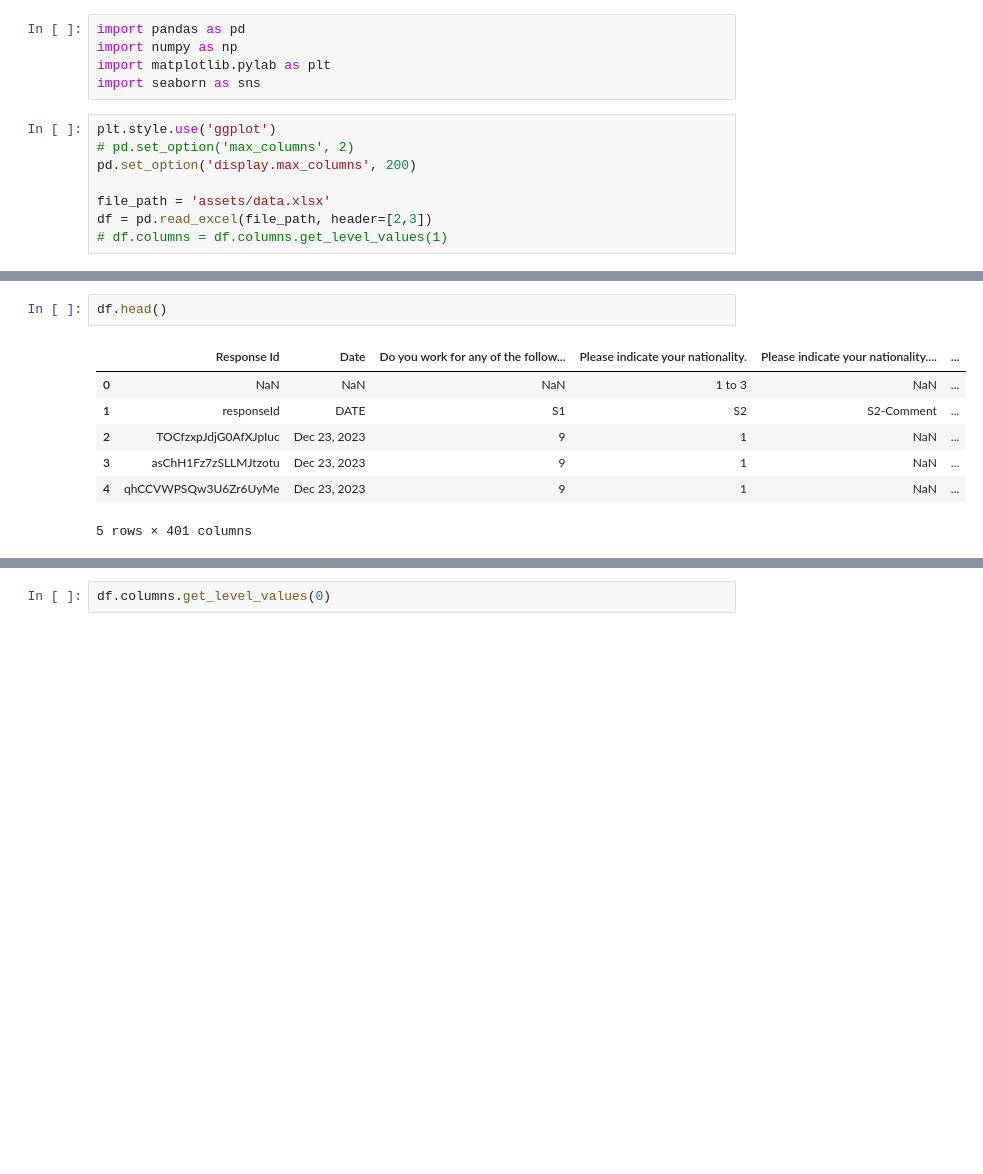
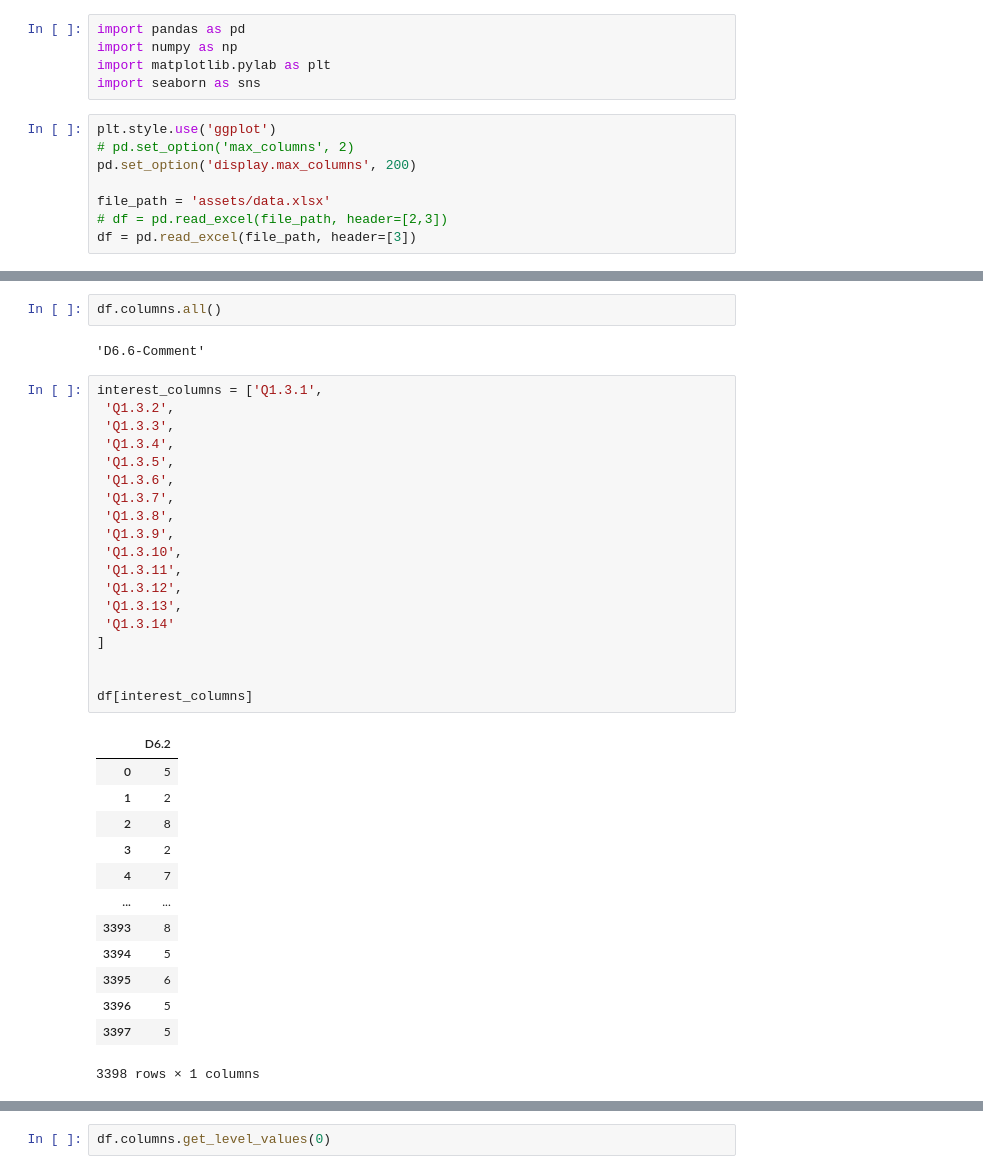
Before and after one commit to richardokonicha/saudi_analysis, a Jupyter notebook: discorvery.ipynb, the cells around one changed output, grey strips where cells are left out. Saved outputs shown, nothing was run; the diff lists cells and outputs as text; blank space fills up the shorter version.

```diff
--- a/discorvery.ipynb
+++ b/discorvery.ipynb
@@ -9,6 +9,6 @@ plt.style.use('ggplot')
 pd.set_option('display.max_columns', 200)
 
 file_path = 'assets/data.xlsx'
-df = pd.read_excel(file_path, header=[2,3])
-# df.columns = df.columns.get_level_values(1)
+# df = pd.read_excel(file_path, header=[2,3])
+df = pd.read_excel(file_path, header=[3])
 # %%
@@ -43,13 +102,40 @@ print(culture_interest_columns)
+# %%
+df.columns.all()
+# %% [output]
+'D6.6-Comment'
 # %%
-df.head()
+interest_columns = ['Q1.3.1',
+ 'Q1.3.2',
+ 'Q1.3.3',
+ 'Q1.3.4',
+ 'Q1.3.5',
+ 'Q1.3.6',
+ 'Q1.3.7',
+ 'Q1.3.8',
+ 'Q1.3.9',
+ 'Q1.3.10',
+ 'Q1.3.11',
+ 'Q1.3.12',
+ 'Q1.3.13',
+ 'Q1.3.14'
+]
+
+
+df[interest_columns]
 # %% [output]
-|  | Response Id | Date | Do you work for any of the follow... | Please indicate your nationality. | Please indicate your nationality.... | ... |
-| 0 | NaN | NaN | NaN | 1 to 3 | NaN | ... |
-| 1 | responseId | DATE | S1 | S2 | S2-Comment | ... |
-| 2 | TOCfzxpJdjG0AfXJpIuc | Dec 23, 2023 | 9 | 1 | NaN | ... |
-| 3 | asChH1Fz7zSLLMJtzotu | Dec 23, 2023 | 9 | 1 | NaN | ... |
-| 4 | qhCCVWPSQw3U6Zr6UyMe | Dec 23, 2023 | 9 | 1 | NaN | ... |
+|  | D6.2 |
+| 0 | 5 |
+| 1 | 2 |
+| 2 | 8 |
+| 3 | 2 |
+| 4 | 7 |
+| ... | ... |
+| 3393 | 8 |
+| 3394 | 5 |
+| 3395 | 6 |
+| 3396 | 5 |
+| 3397 | 5 |
-5 rows × 401 columns
+3398 rows × 1 columns
 # %%
 # df = pd.DataFrame(newdf)
 
```
Also changed, not shown: parts of 7 cells of this notebook, 1 other file.
